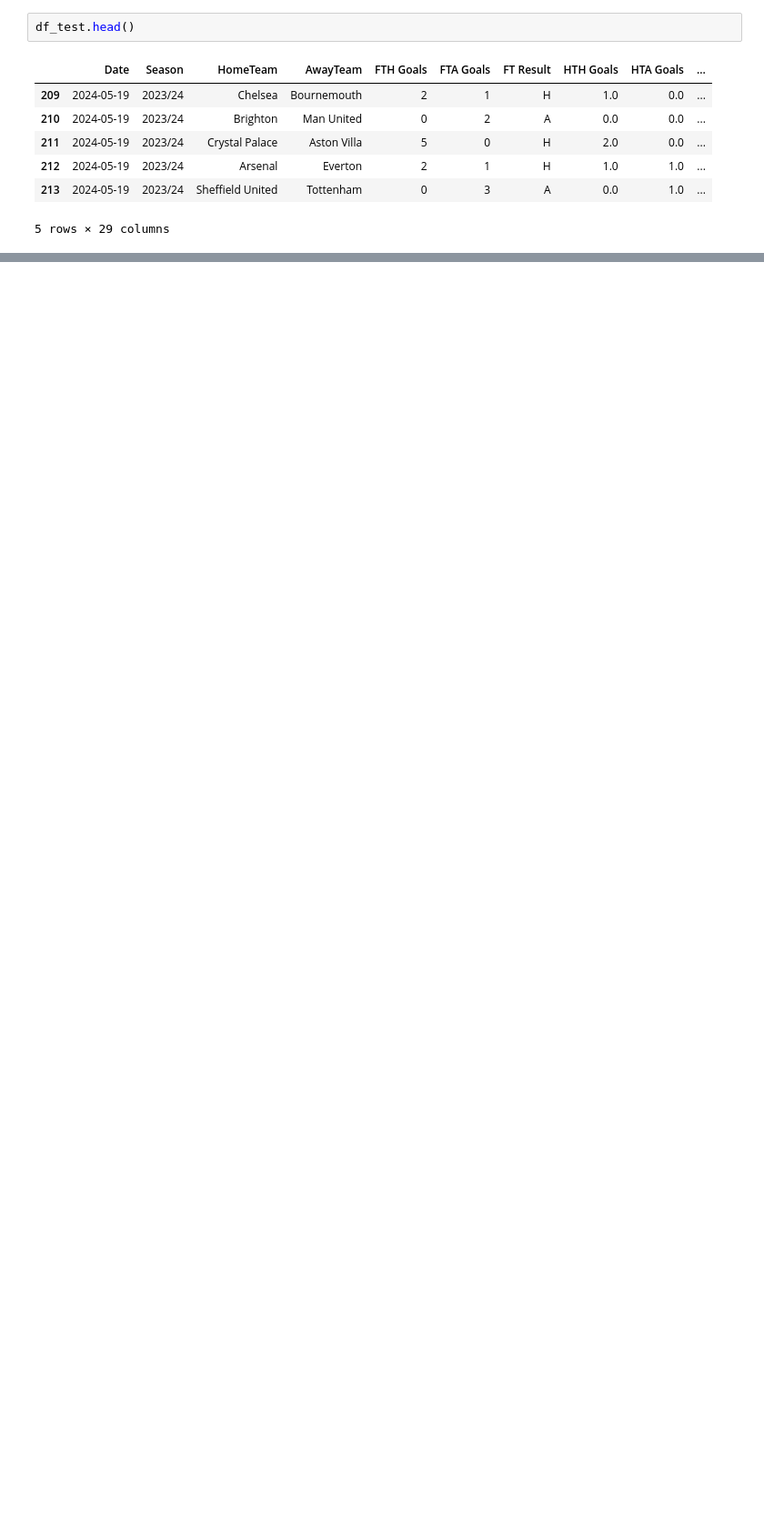
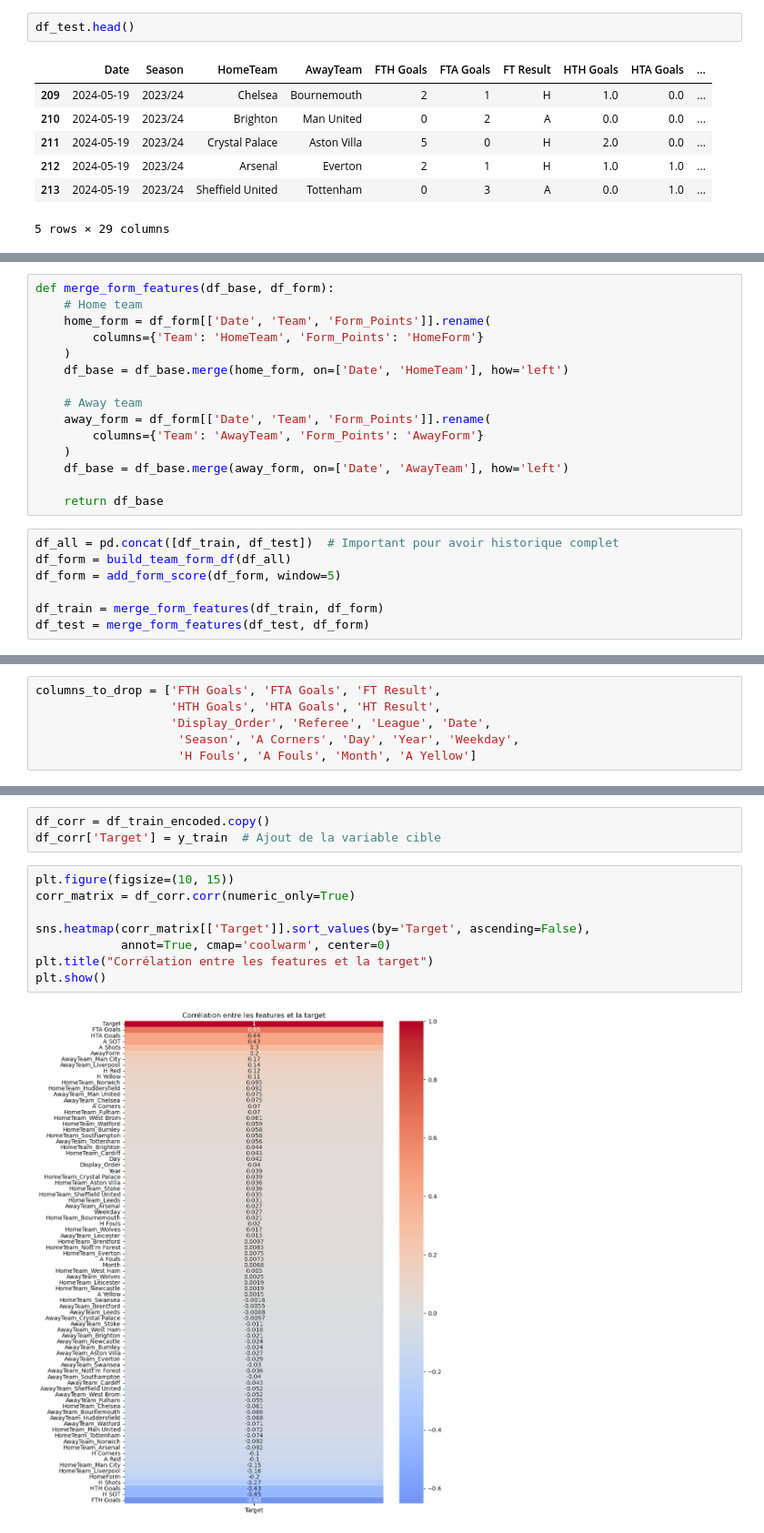
Before and after one commit to HansHemsey/soccer, a Jupyter notebook: forecasting.ipynb, the cells around one changed output, grey strips where cells are left out. Shown at 91% size. Cells and saved outputs as stored; diff of their text form; blank space fills up the shorter version.

Commit message:
Ajout de la feature ("Forme des 5 derniers matchs" + drop de colonnes à corrélation proches de 0 avec la target)

```diff
--- a/forecasting.ipynb
+++ b/forecasting.ipynb
@@ -177,0 +131,22 @@ Précision du modèle: 0.5736
+# %%
+def merge_form_features(df_base, df_form):
+    # Home team
+    home_form = df_form[['Date', 'Team', 'Form_Points']].rename(
+        columns={'Team': 'HomeTeam', 'Form_Points': 'HomeForm'}
+    )
+    df_base = df_base.merge(home_form, on=['Date', 'HomeTeam'], how='left')
+
+    # Away team
+    away_form = df_form[['Date', 'Team', 'Form_Points']].rename(
+        columns={'Team': 'AwayTeam', 'Form_Points': 'AwayForm'}
+    )
+    df_base = df_base.merge(away_form, on=['Date', 'AwayTeam'], how='left')
+
+    return df_base
+# %%
+df_all = pd.concat([df_train, df_test])  # Important pour avoir historique complet
+df_form = build_team_form_df(df_all)
+df_form = add_form_score(df_form, window=5)
+
+df_train = merge_form_features(df_train, df_form)
+df_test = merge_form_features(df_test, df_form)
@@ -177,0 +174,6 @@ Précision du modèle: 0.5736
+# %%
+columns_to_drop = ['FTH Goals', 'FTA Goals', 'FT Result',
+                   'HTH Goals', 'HTA Goals', 'HT Result',
+                   'Display_Order', 'Referee', 'League', 'Date',
+                    'Season', 'A Corners', 'Day', 'Year', 'Weekday',
+                    'H Fouls', 'A Fouls', 'Month', 'A Yellow']
@@ -177,0 +203,13 @@ Précision du modèle: 0.5736
+# %%
+df_corr = df_train_encoded.copy()
+df_corr['Target'] = y_train  # Ajout de la variable cible
+# %%
+plt.figure(figsize=(10, 15))
+corr_matrix = df_corr.corr(numeric_only=True)
+
+sns.heatmap(corr_matrix[['Target']].sort_values(by='Target', ascending=False),
+            annot=True, cmap='coolwarm', center=0)
+plt.title("Corrélation entre les features et la target")
+plt.show()
+# %% [output]
+[figure, added]
```
Also changed, not shown: parts of 18 cells of this notebook.
